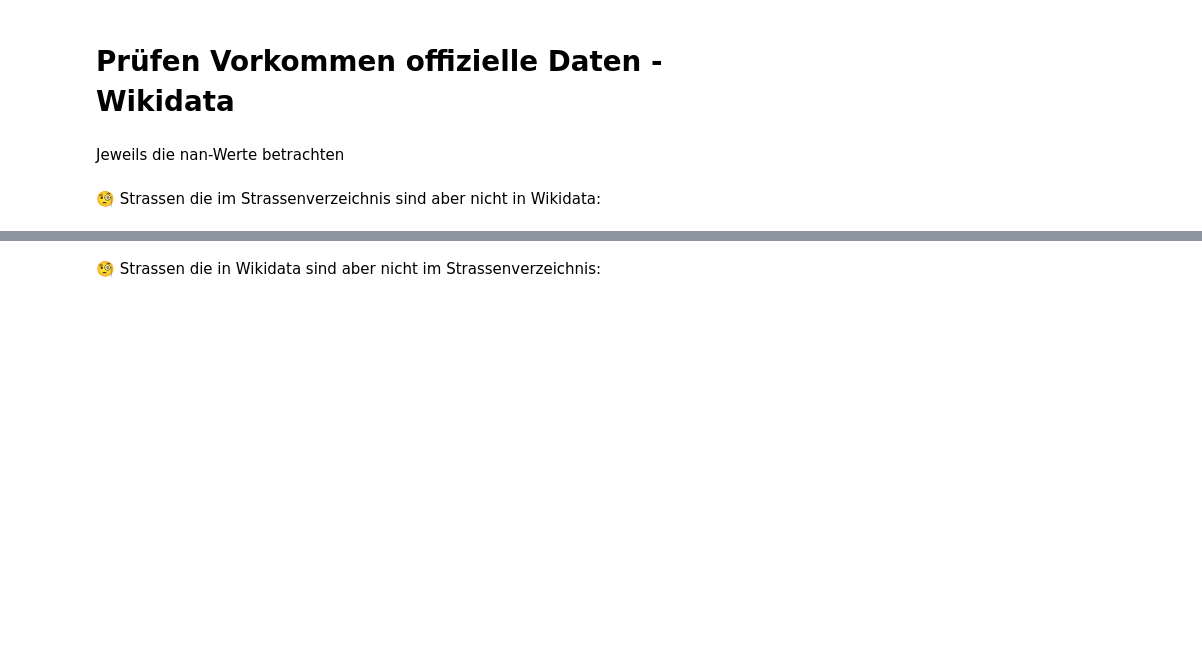
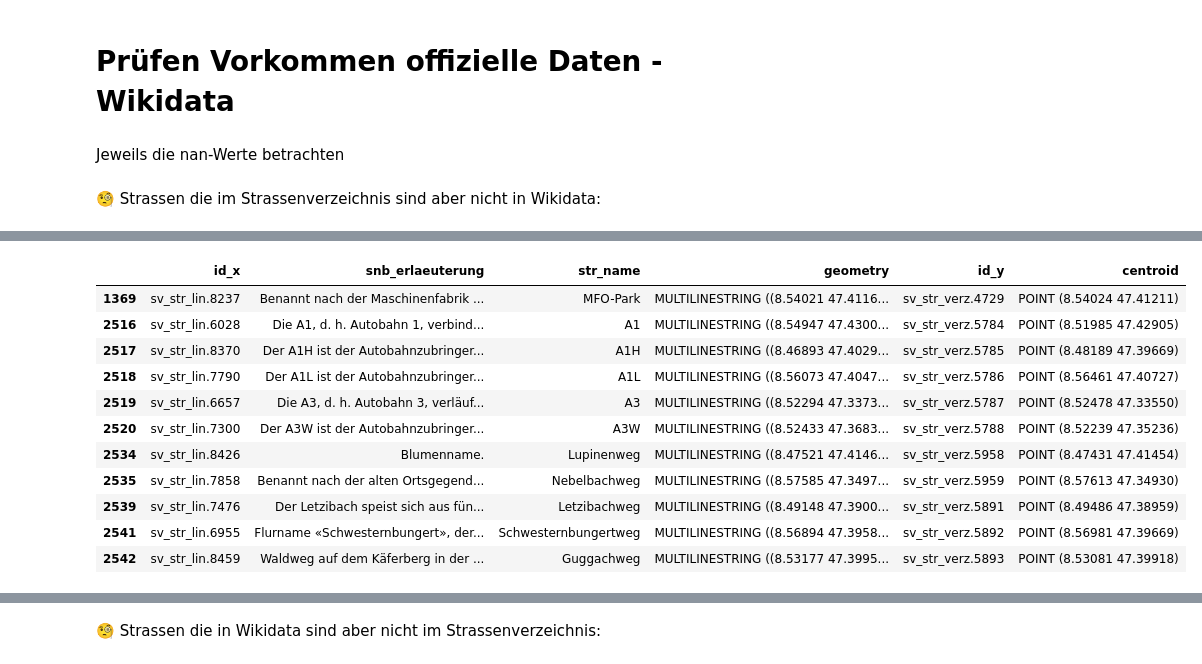
Before and after one commit to CaptainInler/equalstreetnames-zurich-QS, a Jupyter notebook: wdComplete/wdComplete.ipynb, the cells around one changed output, grey strips where cells are left out. Drawn from its saved outputs; the diff is of its cells as text; code cells hidden in the pictures; blank space fills up the shorter version.

```diff
--- a/wdComplete/wdComplete.ipynb
+++ b/wdComplete/wdComplete.ipynb
@@ -262,0 +298,4 @@ joindf[joindf["nativename.value"].isna()]
+# %%
+gsr_centre3857 = gdf_3857.centroid.rename("centroid")
+# %%
+gsr_centre4326 = gsr_centre3857.to_crs(crs=4326)
@@ -262,0 +313,19 @@ joindf[joindf["nativename.value"].isna()]
+# %%
+gdf_missingInWikidata = gdf_missingInWikidata.merge(gsr_centre4326, left_index=True, right_index=True)
+# %%
+gdf_missingInWikidata = gdf_missingInWikidata.drop(["properties.str_st_id_ref", "streetkey.type", "nativename.xml:lang", "nativename.type", "nativename.value"], axis=1)
+# %%
+gdf_missingInWikidata.head(15)
+# %% [output]
+|  | id_x | snb_erlaeuterung | str_name | geometry | id_y | centroid |
+| 1369 | sv_str_lin.8237 | Benannt nach der Maschinenfabrik ... | MFO-Park | MULTILINESTRING ((8.54021 47.4116... | sv_str_verz.4729 | POINT (8.54024 47.41211) |
+| 2516 | sv_str_lin.6028 | Die A1, d. h. Autobahn 1, verbind... | A1 | MULTILINESTRING ((8.54947 47.4300... | sv_str_verz.5784 | POINT (8.51985 47.42905) |
+| 2517 | sv_str_lin.8370 | Der A1H ist der Autobahnzubringer... | A1H | MULTILINESTRING ((8.46893 47.4029... | sv_str_verz.5785 | POINT (8.48189 47.39669) |
+| 2518 | sv_str_lin.7790 | Der A1L ist der Autobahnzubringer... | A1L | MULTILINESTRING ((8.56073 47.4047... | sv_str_verz.5786 | POINT (8.56461 47.40727) |
+| 2519 | sv_str_lin.6657 | Die A3, d. h. Autobahn 3, verläuf... | A3 | MULTILINESTRING ((8.52294 47.3373... | sv_str_verz.5787 | POINT (8.52478 47.33550) |
+| 2520 | sv_str_lin.7300 | Der A3W ist der Autobahnzubringer... | A3W | MULTILINESTRING ((8.52433 47.3683... | sv_str_verz.5788 | POINT (8.52239 47.35236) |
+| 2534 | sv_str_lin.8426 | Blumenname. | Lupinenweg | MULTILINESTRING ((8.47521 47.4146... | sv_str_verz.5958 | POINT (8.47431 47.41454) |
+| 2535 | sv_str_lin.7858 | Benannt nach der alten Ortsgegend... | Nebelbachweg | MULTILINESTRING ((8.57585 47.3497... | sv_str_verz.5959 | POINT (8.57613 47.34930) |
+| 2539 | sv_str_lin.7476 | Der Letzibach speist sich aus fün... | Letzibachweg | MULTILINESTRING ((8.49148 47.3900... | sv_str_verz.5891 | POINT (8.49486 47.38959) |
+| 2541 | sv_str_lin.6955 | Flurname «Schwesternbungert», der... | Schwesternbungertweg | MULTILINESTRING ((8.56894 47.3958... | sv_str_verz.5892 | POINT (8.56981 47.39669) |
+| 2542 | sv_str_lin.8459 | Waldweg auf dem Käferberg in der ... | Guggachweg | MULTILINESTRING ((8.53177 47.3995... | sv_str_verz.5893 | POINT (8.53081 47.39918) |
```
Also changed, not shown: parts of 24 cells of this notebook.
